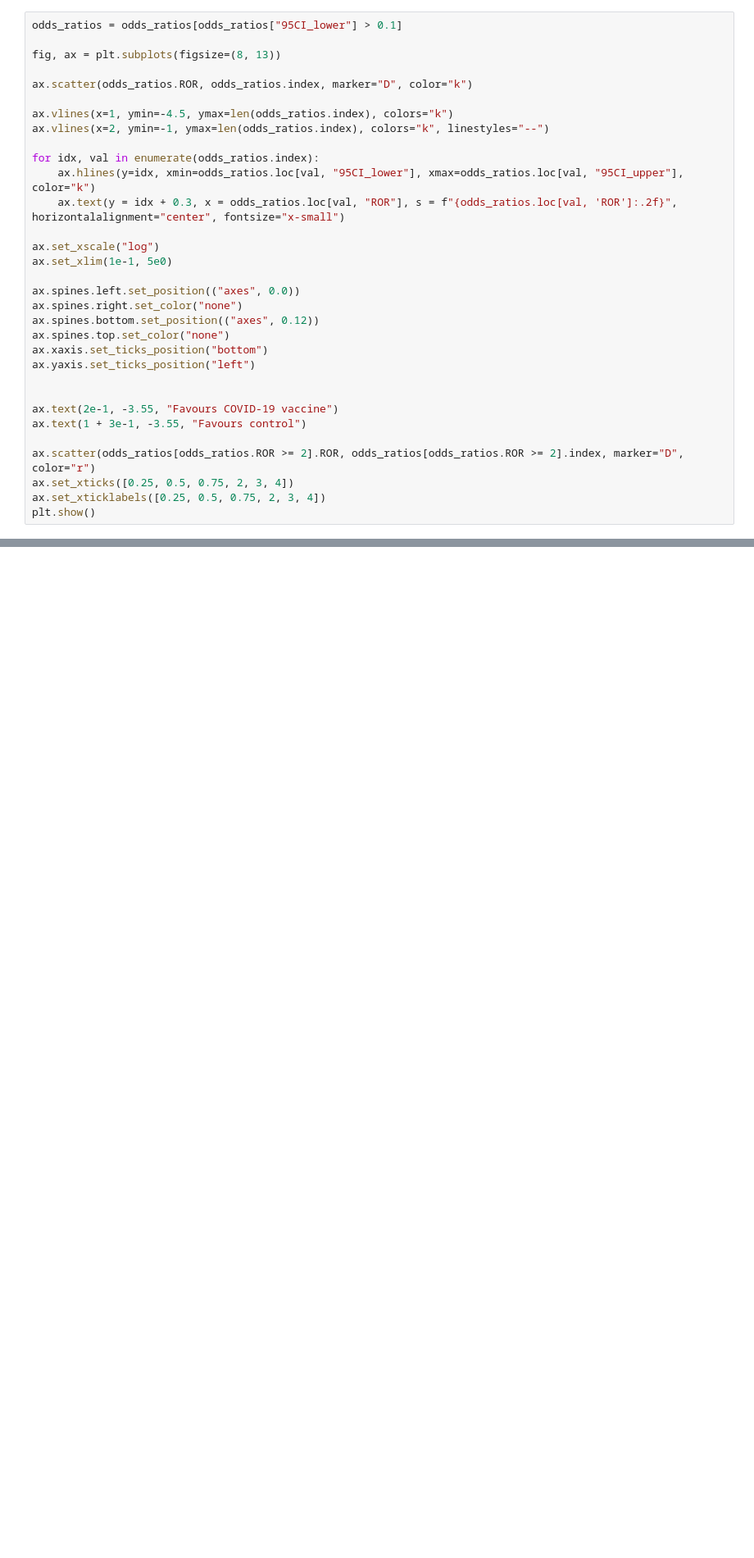
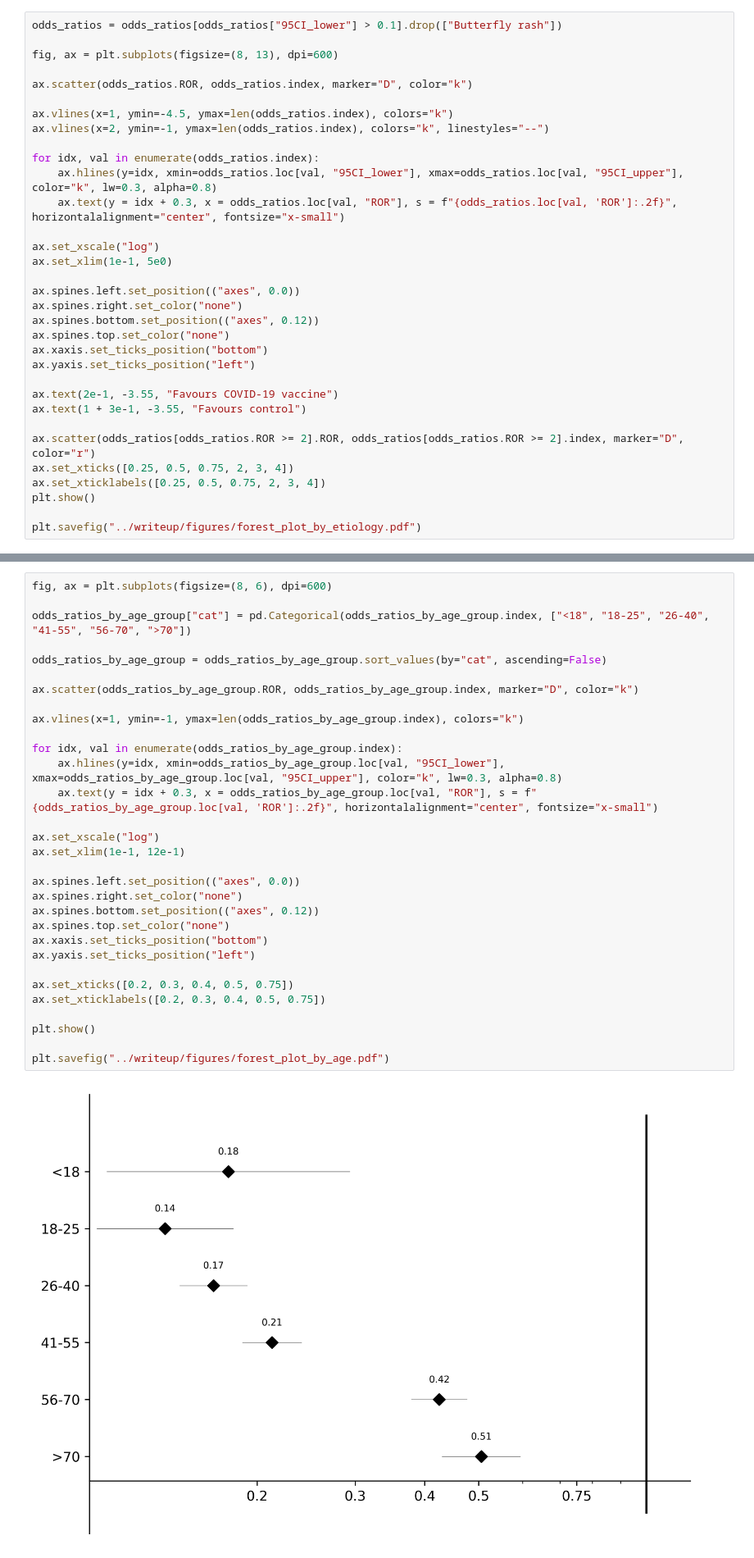
Before and after one commit to chrisvoncsefalvay/covid-19-autoimmune-aefis, a Jupyter notebook: src/Reporting case control study of COVID-19 vaccine AEFIs.ipynb, the cells around one changed output, grey strips where cells are left out. Shown at 82% size. Cells and saved outputs as stored; diff of their text form; blank space fills up the shorter version.

Commit message:
Added forest plot for age groups.

```diff
--- a/src/Reporting case control study of COVID-19 vaccine AEFIs.ipynb
+++ b/src/Reporting case control study of COVID-19 vaccine AEFIs.ipynb
@@ -582,7 +580,7 @@ fringe_odds_ratios = odds_ratios.loc[size_index[:10], :].append(odds_ratios.loc[
 # %%
-odds_ratios = odds_ratios[odds_ratios["95CI_lower"] > 0.1]
+odds_ratios = odds_ratios[odds_ratios["95CI_lower"] > 0.1].drop(["Butterfly rash"])
 
-fig, ax = plt.subplots(figsize=(8, 13))
+fig, ax = plt.subplots(figsize=(8, 13), dpi=600)
 
 ax.scatter(odds_ratios.ROR, odds_ratios.index, marker="D", color="k")
 
@@ -590,7 +588,7 @@ ax.vlines(x=1, ymin=-4.5, ymax=len(odds_ratios.index), colors="k")
 ax.vlines(x=2, ymin=-1, ymax=len(odds_ratios.index), colors="k", linestyles="--")
 
 for idx, val in enumerate(odds_ratios.index):
-    ax.hlines(y=idx, xmin=odds_ratios.loc[val, "95CI_lower"], xmax=odds_ratios.loc[val, "95CI_upper"], color="k")
+    ax.hlines(y=idx, xmin=odds_ratios.loc[val, "95CI_lower"], xmax=odds_ratios.loc[val, "95CI_upper"], color="k", lw=0.3, alpha=0.8)
     ax.text(y = idx + 0.3, x = odds_ratios.loc[val, "ROR"], s = f"{odds_ratios.loc[val, 'ROR']:.2f}", horizontalalignment="center", fontsize="x-small")
 
 ax.set_xscale("log")
@@ -603,7 +601,6 @@ ax.spines.top.set_color("none")
 ax.xaxis.set_ticks_position("bottom")
 ax.yaxis.set_ticks_position("left")
 
-
 ax.text(2e-1, -3.55, "Favours COVID-19 vaccine")
 ax.text(1 + 3e-1, -3.55, "Favours control")
 
@@ -611,4 +608,6 @@ ax.scatter(odds_ratios[odds_ratios.ROR >= 2].ROR, odds_ratios[odds_ratios.ROR >=
 ax.set_xticks([0.25, 0.5, 0.75, 2, 3, 4])
 ax.set_xticklabels([0.25, 0.5, 0.75, 2, 3, 4])
 plt.show()
+
+plt.savefig("../writeup/figures/forest_plot_by_etiology.pdf")
 # %% [output]
@@ -615,0 +616,33 @@ plt.show()
+# %%
+fig, ax = plt.subplots(figsize=(8, 6), dpi=600)
+
+odds_ratios_by_age_group["cat"] = pd.Categorical(odds_ratios_by_age_group.index, ["<18", "18-25", "26-40", "41-55", "56-70", ">70"])
+
+odds_ratios_by_age_group = odds_ratios_by_age_group.sort_values(by="cat", ascending=False)
+
+ax.scatter(odds_ratios_by_age_group.ROR, odds_ratios_by_age_group.index, marker="D", color="k")
+
+ax.vlines(x=1, ymin=-1, ymax=len(odds_ratios_by_age_group.index), colors="k")
+
+for idx, val in enumerate(odds_ratios_by_age_group.index):
+    ax.hlines(y=idx, xmin=odds_ratios_by_age_group.loc[val, "95CI_lower"], xmax=odds_ratios_by_age_group.loc[val, "95CI_upper"], color="k", lw=0.3, alpha=0.8)
+    ax.text(y = idx + 0.3, x = odds_ratios_by_age_group.loc[val, "ROR"], s = f"{odds_ratios_by_age_group.loc[val, 'ROR']:.2f}", horizontalalignment="center", fontsize="x-small")
+
+ax.set_xscale("log")
+ax.set_xlim(1e-1, 12e-1)
+
+ax.spines.left.set_position(("axes", 0.0))
+ax.spines.right.set_color("none")
+ax.spines.bottom.set_position(("axes", 0.12))
+ax.spines.top.set_color("none")
+ax.xaxis.set_ticks_position("bottom")
+ax.yaxis.set_ticks_position("left")
+
+ax.set_xticks([0.2, 0.3, 0.4, 0.5, 0.75])
+ax.set_xticklabels([0.2, 0.3, 0.4, 0.5, 0.75])
+
+plt.show()
+
+plt.savefig("../writeup/figures/forest_plot_by_age.pdf")
+# %% [output]
+[figure, added]
```
Also changed, not shown: parts of 3 cells of this notebook.
